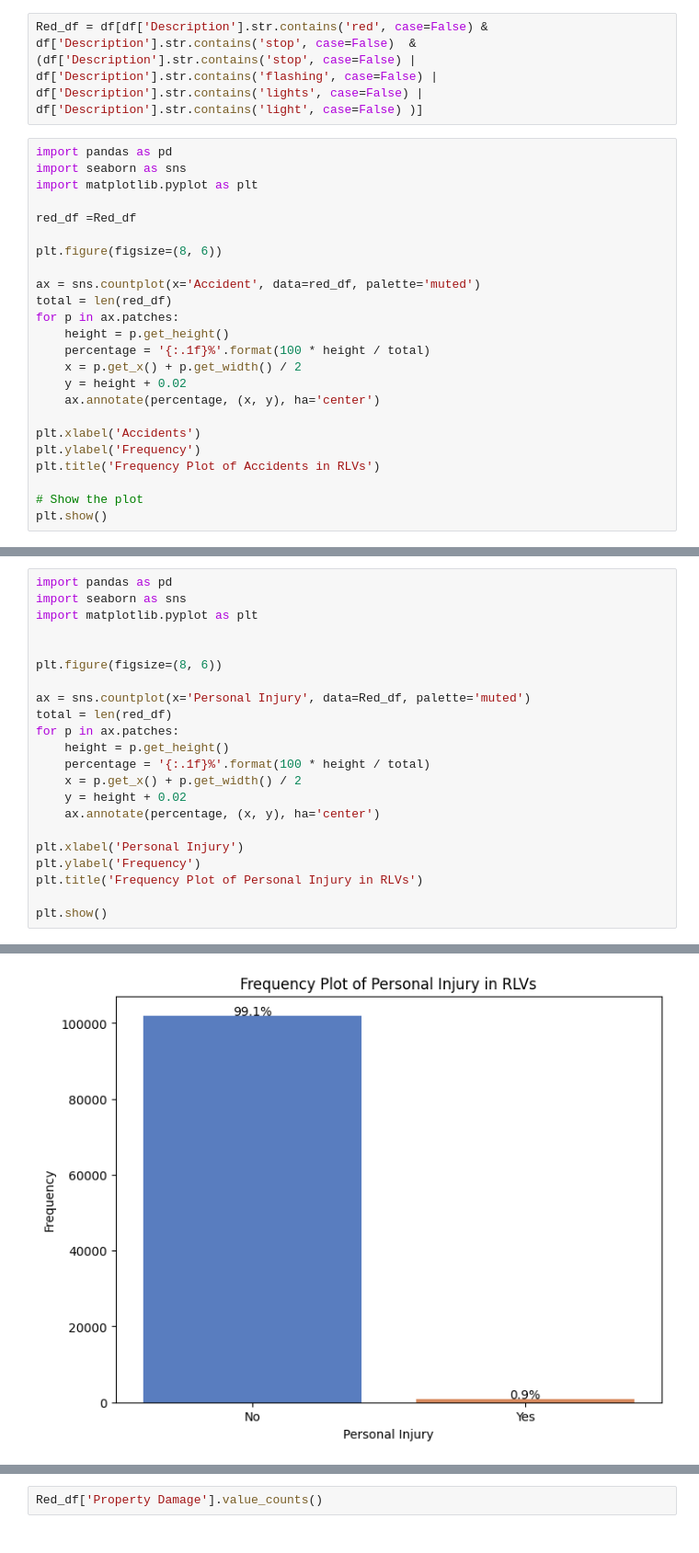
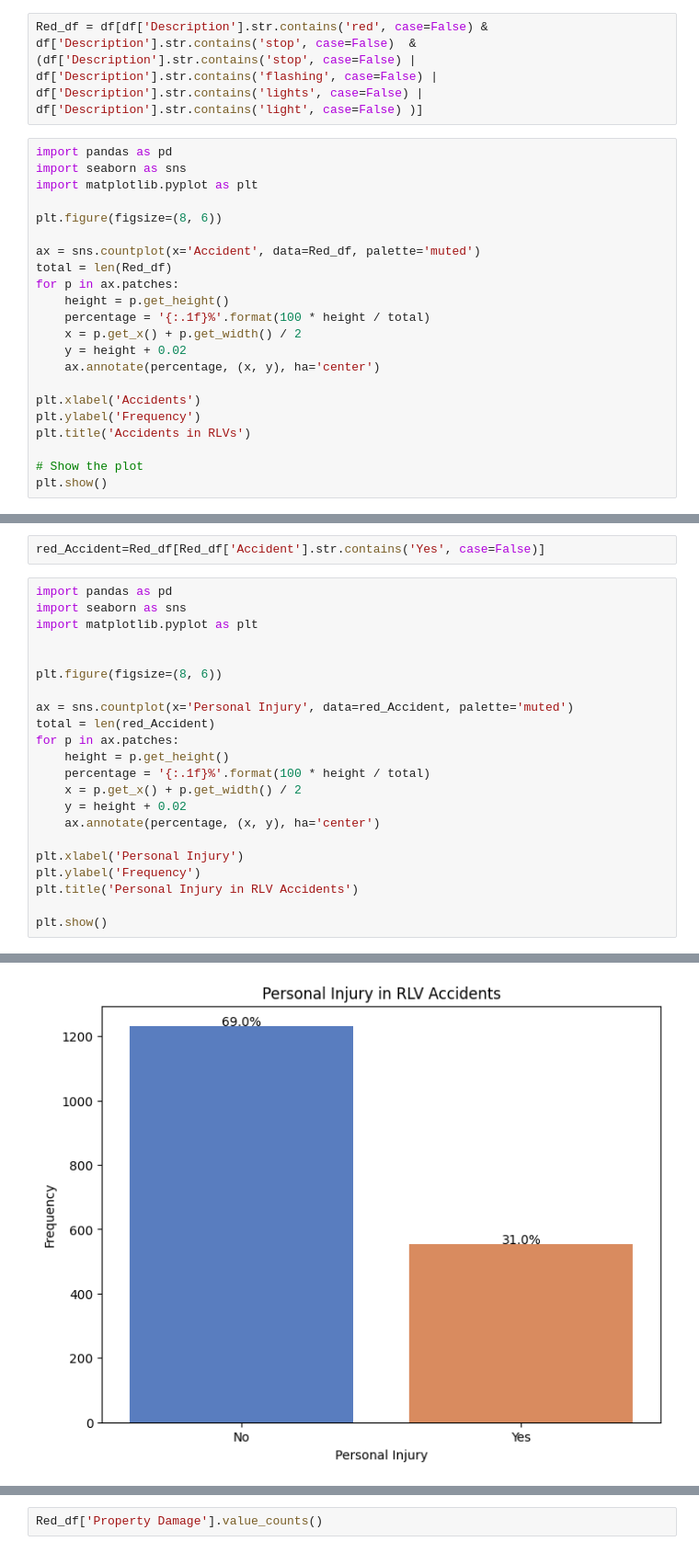
Before and after one commit to ishaqmarashy/red-light-traffic-violation-classification, a Jupyter notebook: scripts/filter_tv.ipynb, the cells around one changed output, grey strips where cells are left out. Shown at 92% size. Drawn from its saved outputs; the diff is of its cells as text.

```diff
--- a/scripts/filter_tv.ipynb
+++ b/scripts/filter_tv.ipynb
@@ -39,12 +39,10 @@ import pandas as pd
 import seaborn as sns
 import matplotlib.pyplot as plt
 
-red_df =Red_df
-
 plt.figure(figsize=(8, 6))
 
-ax = sns.countplot(x='Accident', data=red_df, palette='muted')
-total = len(red_df)
+ax = sns.countplot(x='Accident', data=Red_df, palette='muted')
+total = len(Red_df)
 for p in ax.patches:
     height = p.get_height()
     percentage = '{:.1f}%'.format(100 * height / total)
@@ -54,7 +52,7 @@ for p in ax.patches:
 
 plt.xlabel('Accidents')
 plt.ylabel('Frequency')
-plt.title('Frequency Plot of Accidents in RLVs')
+plt.title('Accidents in RLVs')
 
 # Show the plot
 plt.show()
@@ -72,4 +70,6 @@ Yes       918
 Name: count, dtype: int64
+# %%
+red_Accident=Red_df[Red_df['Accident'].str.contains('Yes', case=False)]
 # %%
 import pandas as pd
 import seaborn as sns
@@ -78,8 +78,8 @@ import matplotlib.pyplot as plt
 
 plt.figure(figsize=(8, 6))
 
-ax = sns.countplot(x='Personal Injury', data=Red_df, palette='muted')
-total = len(red_df)
+ax = sns.countplot(x='Personal Injury', data=red_Accident, palette='muted')
+total = len(red_Accident)
 for p in ax.patches:
     height = p.get_height()
     percentage = '{:.1f}%'.format(100 * height / total)
@@ -89,7 +89,7 @@ for p in ax.patches:
 
 plt.xlabel('Personal Injury')
 plt.ylabel('Frequency')
-plt.title('Frequency Plot of Personal Injury in RLVs')
+plt.title('Personal Injury in RLV Accidents')
 
 plt.show()
 # %% [output]
@@ -99 +99 @@ Passing `palette` without assigning `hue` is deprecated and will be removed in v
-[figure, old version]
+[figure, new version]
```
Also changed, not shown: parts of 19 cells of this notebook, 4 other files.
